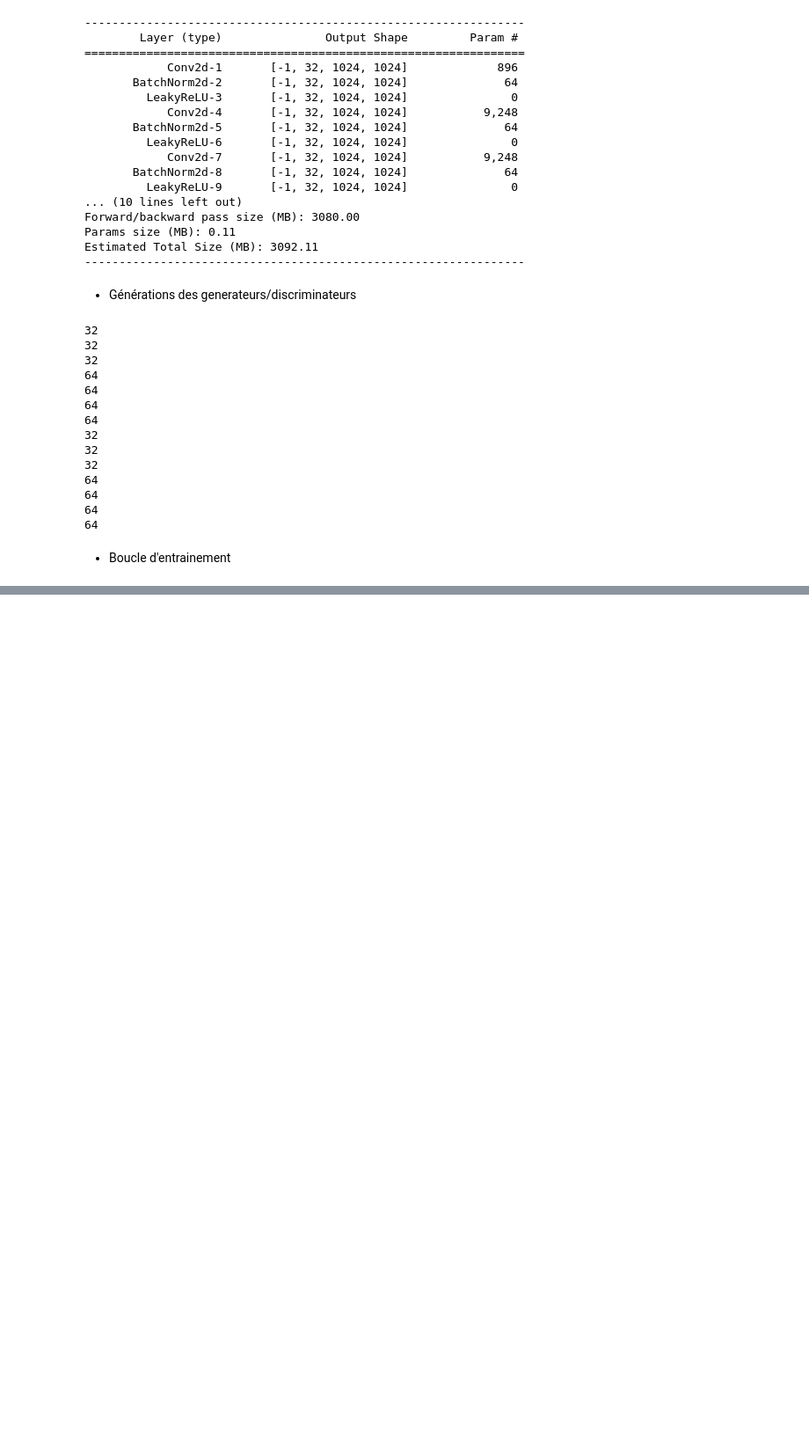
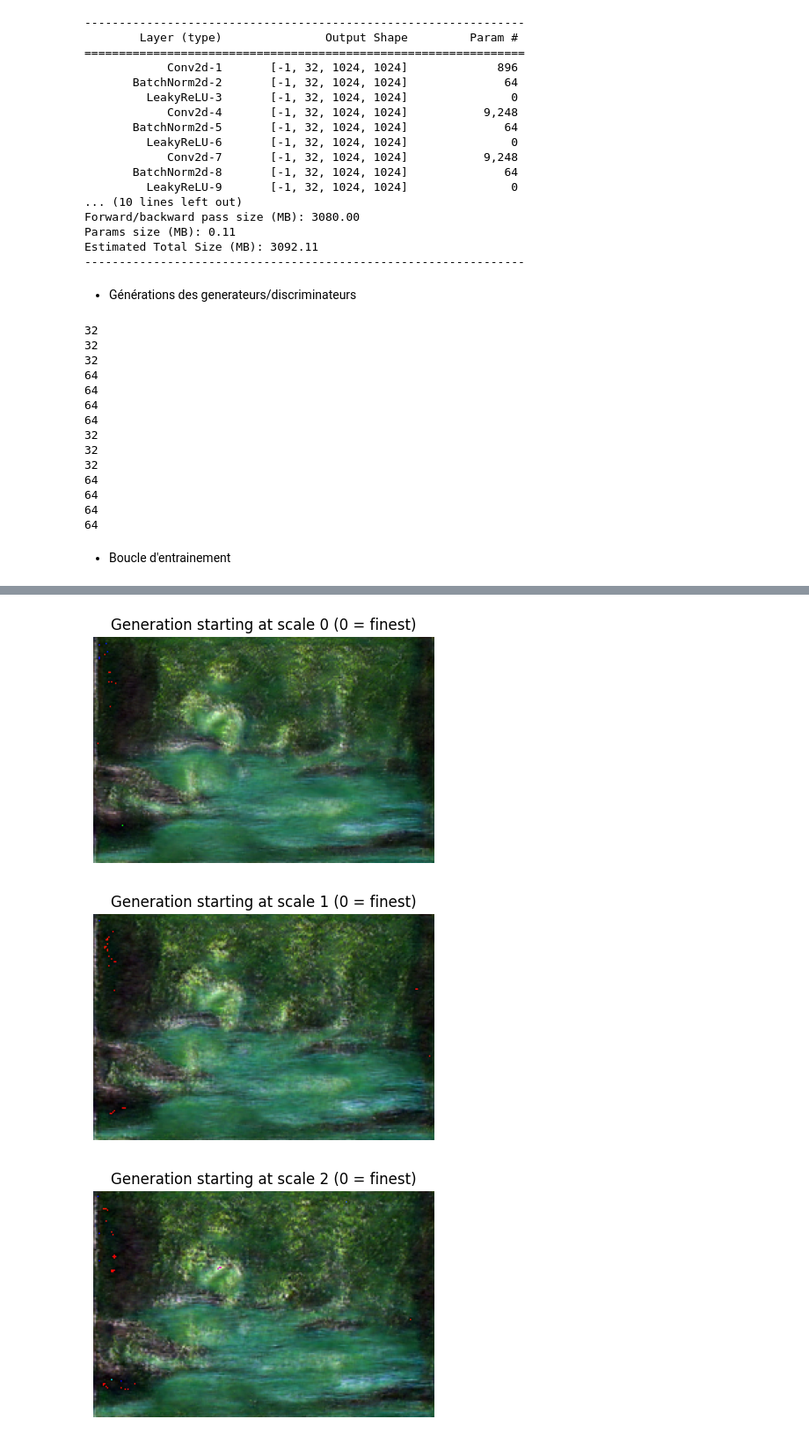
Before and after one commit to Loudwig/SinGan, a Jupyter notebook: main.ipynb, the cells around one changed output, grey strips where cells are left out. Shown at 88% size. Drawn from its saved outputs; the diff is of its cells as text; code cells hidden in the pictures; blank space fills up the shorter version.

```diff
--- a/main.ipynb
+++ b/main.ipynb
@@ -363,29 +374,31 @@ sigma : 0.08466032892465591
 # %%
 @torch.no_grad()
-def generate_multiscale(Generators, N, r=2, device='mps'):
-    # Initialisation : image nulle à la plus basse résolution
-    batch_size = 1  # ou taille désirée
-    channels = 3
+def generate_multiscale(Generators, N, scales, sigma_n, z_star, device='mps', start_scale=0):
     height, width = scales[-1].shape[2], scales[-1].shape[3]
-    null_image = torch.zeros((batch_size, channels, height, width), device=device)
+    null_image = torch.zeros((1, 3, height, width), device=device)
     gen_image = [null_image]
 
     for i in range(N):
-        current_res = i
-        current_gen = Generators[current_res].to(device).eval()
+        current_res = N - i - 1
+        current_gen = Generators[current_res].eval()
         prev_img = gen_image[-1]
 
-        # Upsample si besoin (pour les résolutions > 0)
         if prev_img.shape[2:] != scales[current_res].shape[2:]:
             prev_img = torch.nn.functional.interpolate(prev_img, size=scales[current_res].shape[2:], mode='bilinear', align_corners=False)
 
-        # Générer bruit à la taille actuelle
-        z = torch.randn_like(prev_img, device=device)
+        if current_res > start_scale:
+            # bruit nul sauf coarse scale (N-1)
+            if current_res == N-1:
+                z = z_star.to(device)
+            else:
+                z = torch.zeros_like(prev_img, device=device)
+        else:
+            # bruit aléatoire pour échelles fines (<= start_scale)
+            z = torch.randn_like(prev_img, device=device) * sigma_n[current_res]
 
         gen_input = z + prev_img
         gen_out = current_gen(gen_input) + prev_img
 
         gen_image.append(gen_out)
 
-    # Retourner la plus haute résolution générée
-    return gen_image
+    return gen_image[1:]
@@ -412,0 +405,14 @@ torch.Size([1, 3, 73, 109])
+# %%
+for start_scale in range(N):
+    final_gen = generate_multiscale(Genarators, N, scales, sigma_n, z_star, device=device, start_scale=start_scale)
+    final_img = final_gen[-1].cpu().squeeze()
+
+    plt.figure(figsize=(5,5))
+    plt.title(f"Generation starting at scale {start_scale} (0 = finest)")
+    plt.imshow(to_pil_image(final_img))
+    plt.axis('off')
+    plt.show()
+# %% [output]
+[figure, added]
+[figure, added]
+[figure, added]
```
Also changed, not shown: parts of 5 cells of this notebook.
